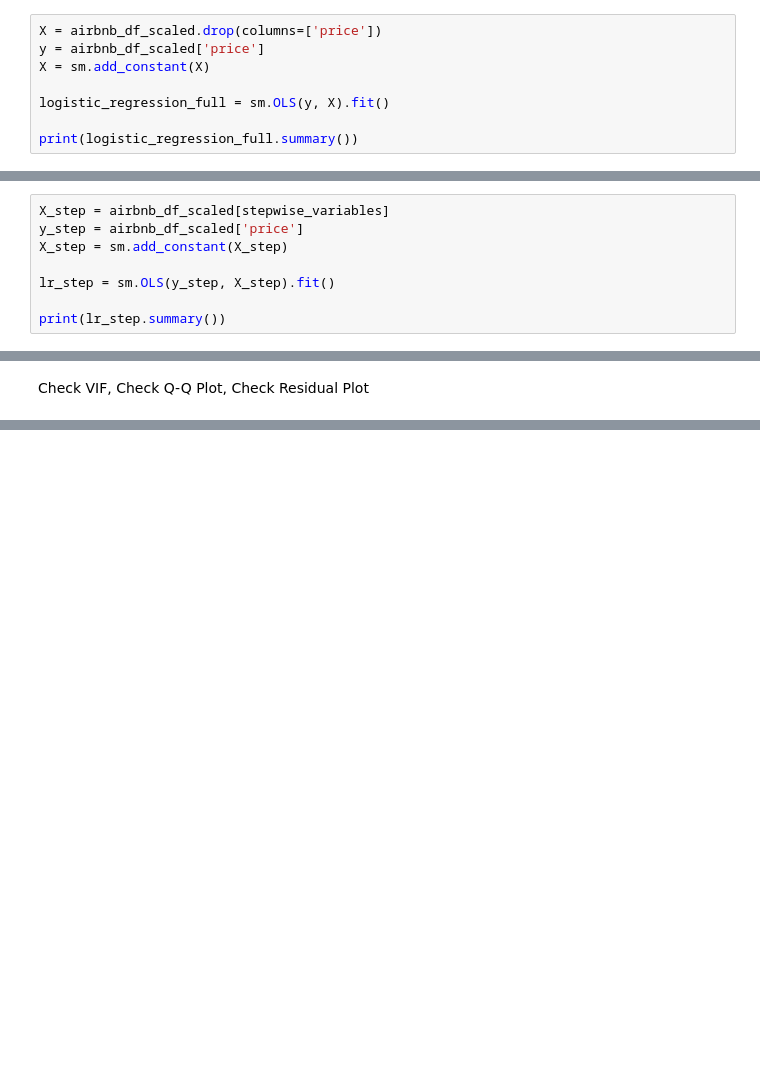
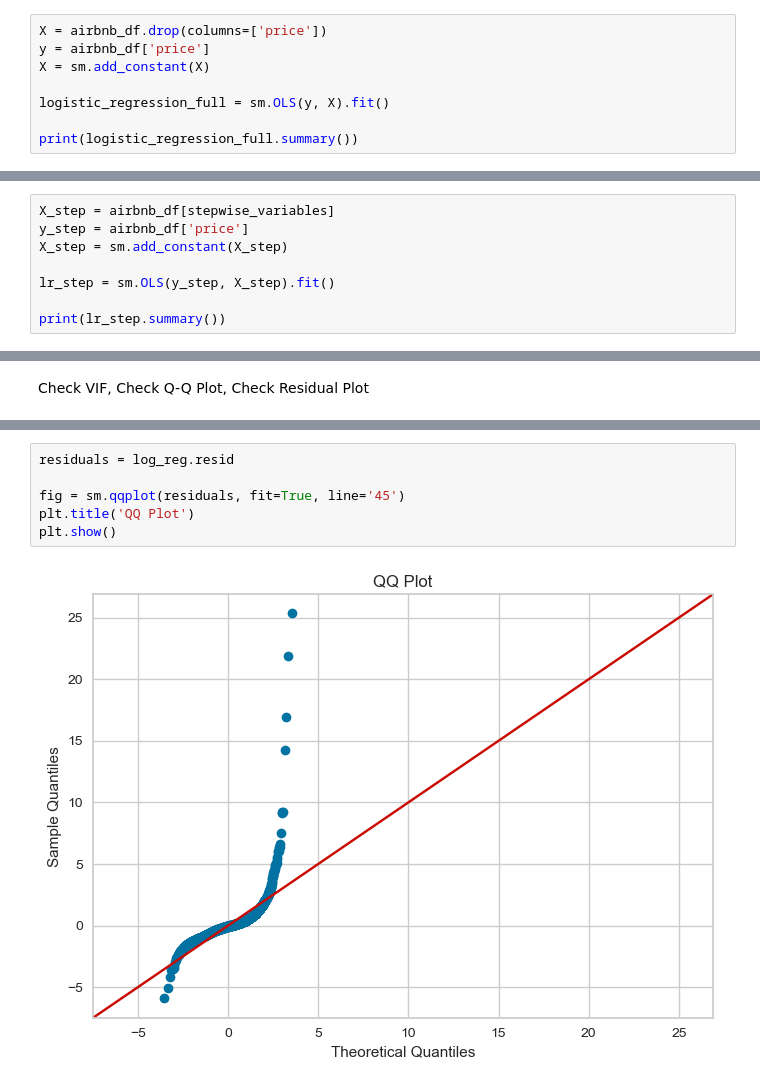
Before and after one commit to TomRush20/BAN-6025-Machine-Learning, a Jupyter notebook: Airbnb Austin Project/Airbnb_Austin.ipynb, the cells around one changed output, grey strips where cells are left out. Cells and saved outputs as stored; diff of their text form; blank space fills up the shorter version.

```diff
--- a/Airbnb Austin Project/Airbnb_Austin.ipynb
+++ b/Airbnb Austin Project/Airbnb_Austin.ipynb
@@ -82,6 +82,6 @@ airbnb_df_scaled = pd.DataFrame(airbnb_df, columns=columns)
 # %%
-X = airbnb_df_scaled.drop(columns=['price'])
-y = airbnb_df_scaled['price']
+X = airbnb_df.drop(columns=['price'])
+y = airbnb_df['price']
 X = sm.add_constant(X)
 
 logistic_regression_full = sm.OLS(y, X).fit()
@@ -126,8 +126,8 @@ Add  availability_60 with p-value 0.0000
 Add  availability_365 with p-value 0.0071
 Add  neighbourhood_West Austin with p-value 0.0070
 # %%
-X_step = airbnb_df_scaled[stepwise_variables]
-y_step = airbnb_df_scaled['price']
+X_step = airbnb_df[stepwise_variables]
+y_step = airbnb_df['price']
 X_step = sm.add_constant(X_step)
 
 lr_step = sm.OLS(y_step, X_step).fit()
@@ -195,0 +222,8 @@ Check VIF, Check Q-Q Plot, Check Residual Plot
+# %%
+residuals = log_reg.resid
+
+fig = sm.qqplot(residuals, fit=True, line='45')
+plt.title('QQ Plot')
+plt.show()
+# %% [output]
+[figure, added]
```
Also changed, not shown: parts of 9 cells of this notebook, 3 other files.
